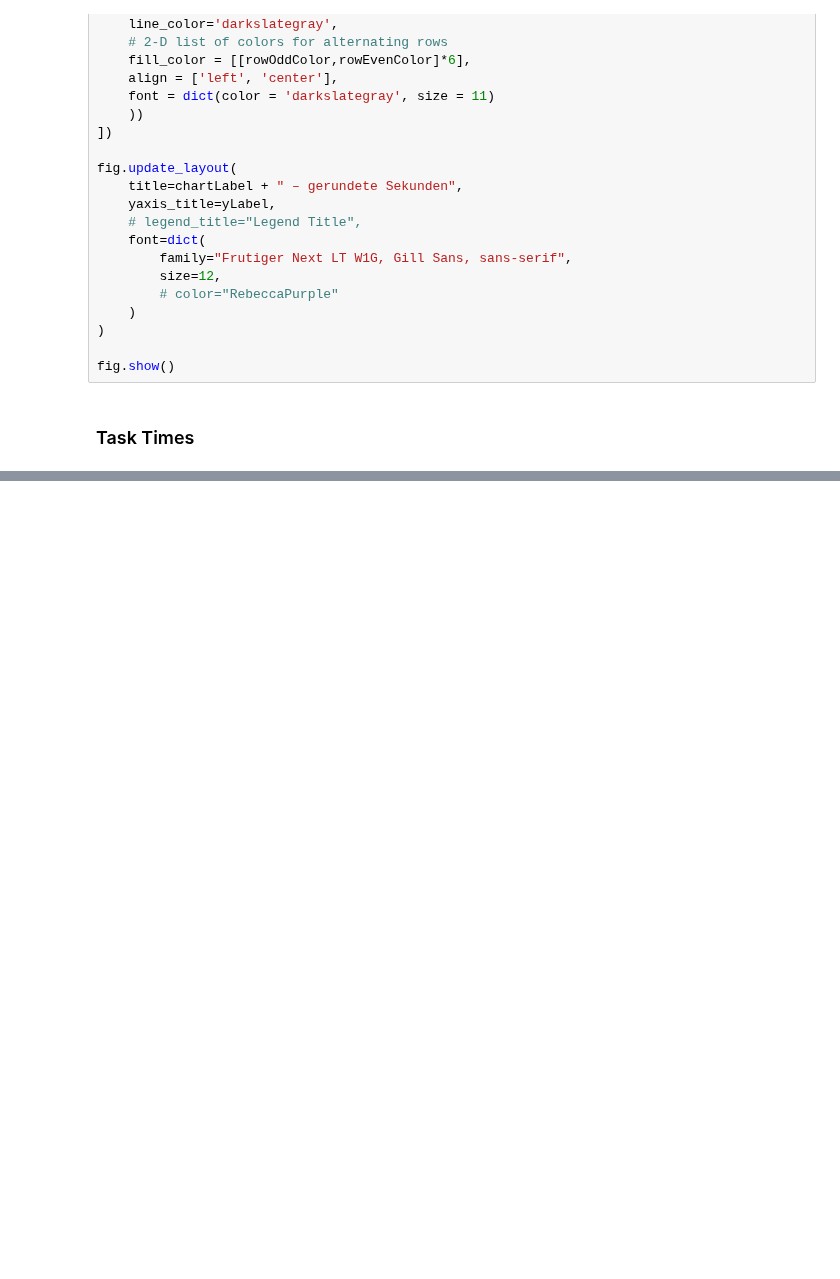
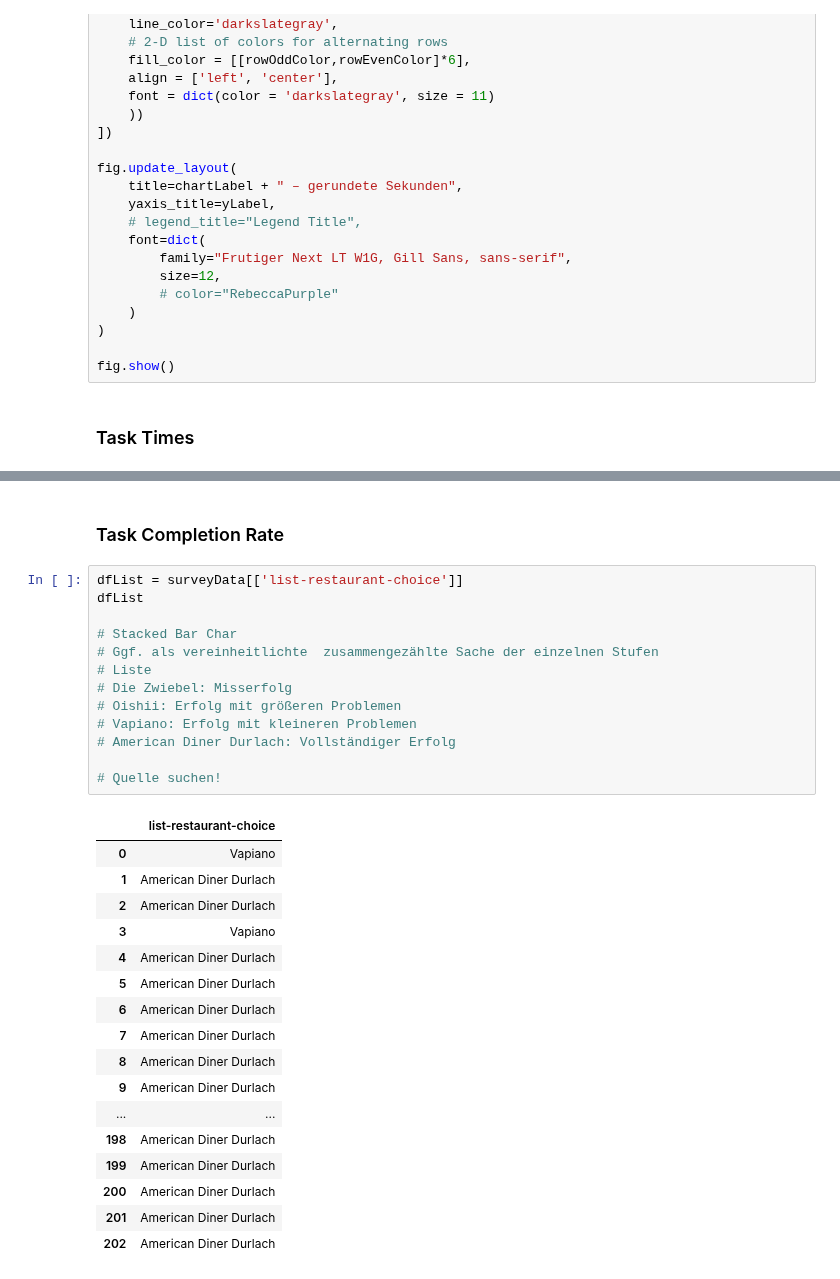
Before and after one commit to vsur/foodemapp, a Jupyter notebook: data/eval/getResults.ipynb, the cells around one changed output, grey strips where cells are left out. Saved outputs shown, nothing was run; the diff lists cells and outputs as text; blank space fills up the shorter version.

Commit message:
Überlegung zu Task Completion Rate
# NEXT

* Task Completion
  * Liste
  * Chord
  * Map
* Entscheidungseinfacheit und Satisfaction
  * Liste
  * Chord
  * Map
* Anzahl an AOI

```diff
--- a/data/eval/getResults.ipynb
+++ b/data/eval/getResults.ipynb
@@ -1532,3 +1531,36 @@ fig.update_layout(
 )
 
 fig.show()
+# %% [markdown]
+### Task Completion Rate
+# %%
+dfList = surveyData[['list-restaurant-choice']]
+dfList
+
+# Stacked Bar Char
+# Ggf. als vereinheitlichte  zusammengezählte Sache der einzelnen Stufen
+# Liste
+# Die Zwiebel: Misserfolg
+# Oishii: Erfolg mit größeren Problemen
+# Vapiano: Erfolg mit kleineren Problemen
+# American Diner Durlach: Vollständiger Erfolg
+
+# Quelle suchen!
+# %% [output]
+|  | list-restaurant-choice |
+| 0 | Vapiano |
+| 1 | American Diner Durlach |
+| 2 | American Diner Durlach |
+| 3 | Vapiano |
+| 4 | American Diner Durlach |
+| 5 | American Diner Durlach |
+| 6 | American Diner Durlach |
+| 7 | American Diner Durlach |
+| 8 | American Diner Durlach |
+| 9 | American Diner Durlach |
+| ... | ... |
+| 198 | American Diner Durlach |
+| 199 | American Diner Durlach |
+| 200 | American Diner Durlach |
+| 201 | American Diner Durlach |
+| 202 | American Diner Durlach |
```
Also changed, not shown: parts of 1 cell of this notebook.
